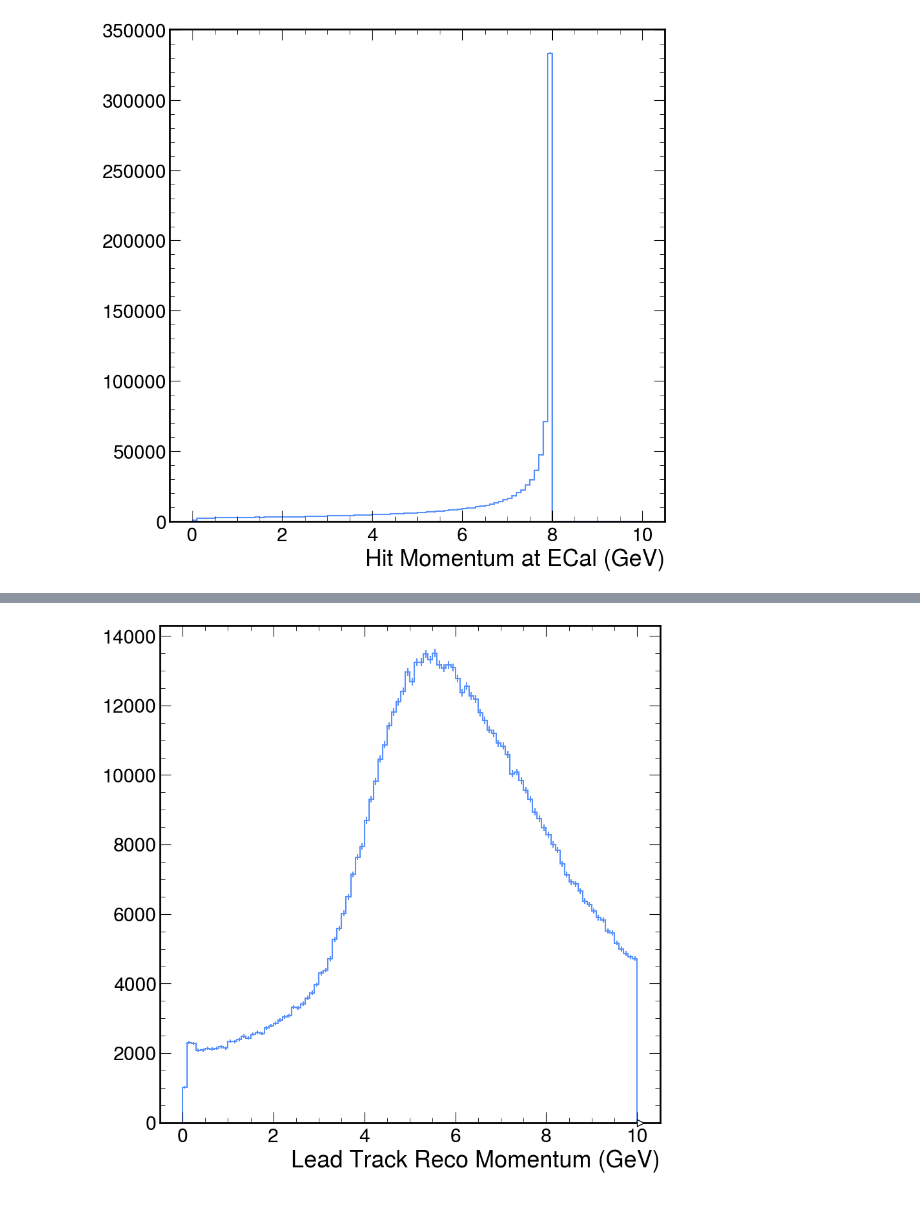
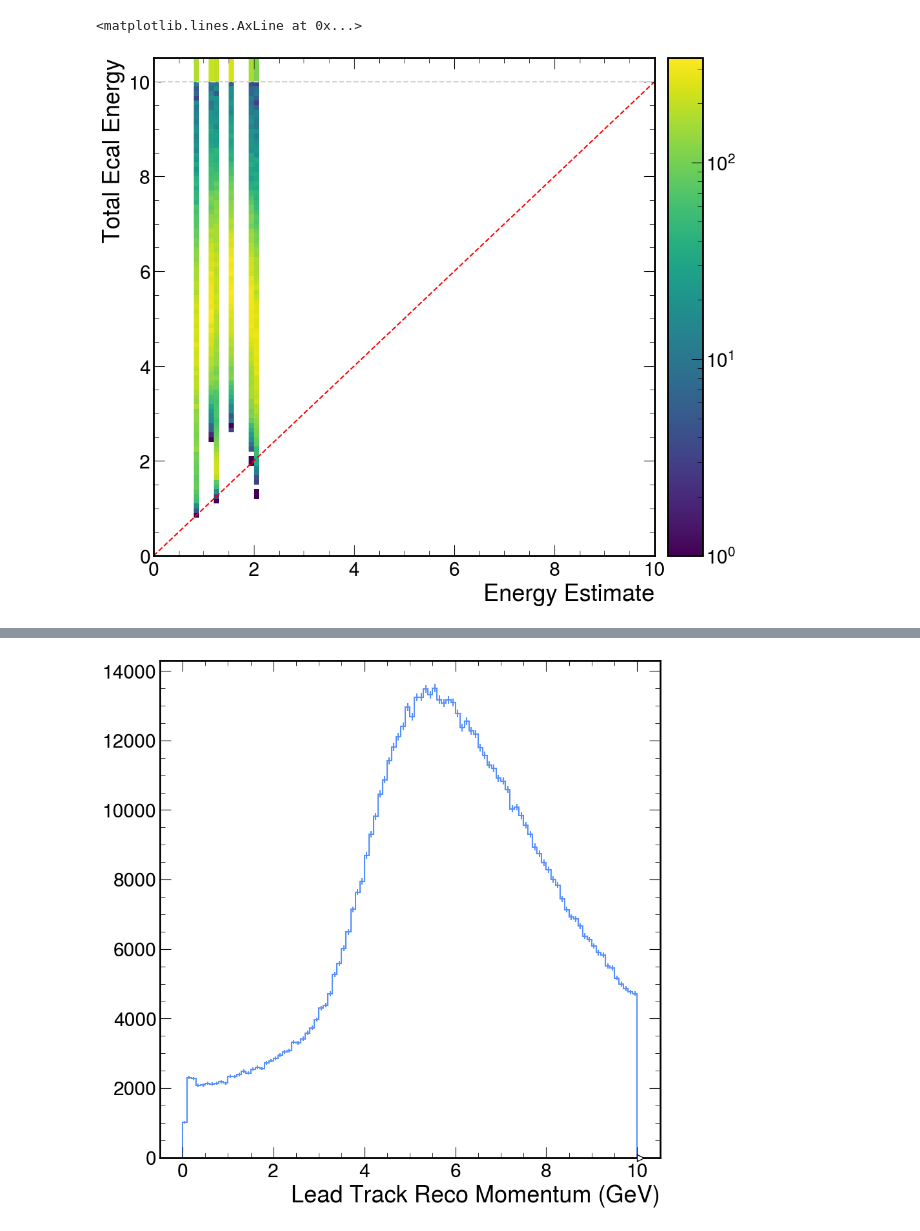
Before and after one commit to rodr1001/my_code, a Jupyter notebook: ldmx/EAT_Tracking/STREAMLINE-plot-eat-tracking-histograms.ipynb, the cells around one changed output, grey strips where cells are left out. Cells and saved outputs as stored; diff of their text form; code cells hidden in the pictures.

```diff
--- a/ldmx/EAT_Tracking/STREAMLINE-plot-eat-tracking-histograms.ipynb
+++ b/ldmx/EAT_Tracking/STREAMLINE-plot-eat-tracking-histograms.ipynb
@@ -32,5 +28,5 @@ smear = HistFile('hist_track_ana_1M_SMEAR.root', 'TrackAnalyzer')
 # %%
-f= HistFile('his_100_e98f48b2.root', 'TrackAnalyzer')
+f= HistFile('hist.root', 'SkimZoneTrackAnalyzer')
 # %%
 f.keys()
 # %% [output]
@@ -69,5 +77,8 @@ g = no_smear['reco_leadtrk_momentum'].to_hist().plot(flow='show')
 # %%
-g = f['esph_momentum'].to_hist().plot()
-#plt.savefig("sim_momentum.jpg")
+g = f['energy_estimate_vs_ecal_energy'].to_hist().plot(norm='log',flow='show')
+plt.axline((0, 0), slope=1,color="red", linestyle="--")
+
+#plt.savefig("ecal_energy_vs_estimate_1M.jpg")
 # %% [output]
+<matplotlib.lines.AxLine at 0x...>
-[figure, old version]
+[figure, new version]
```
Also changed, not shown: parts of 30 cells of this notebook, 2 other files.
